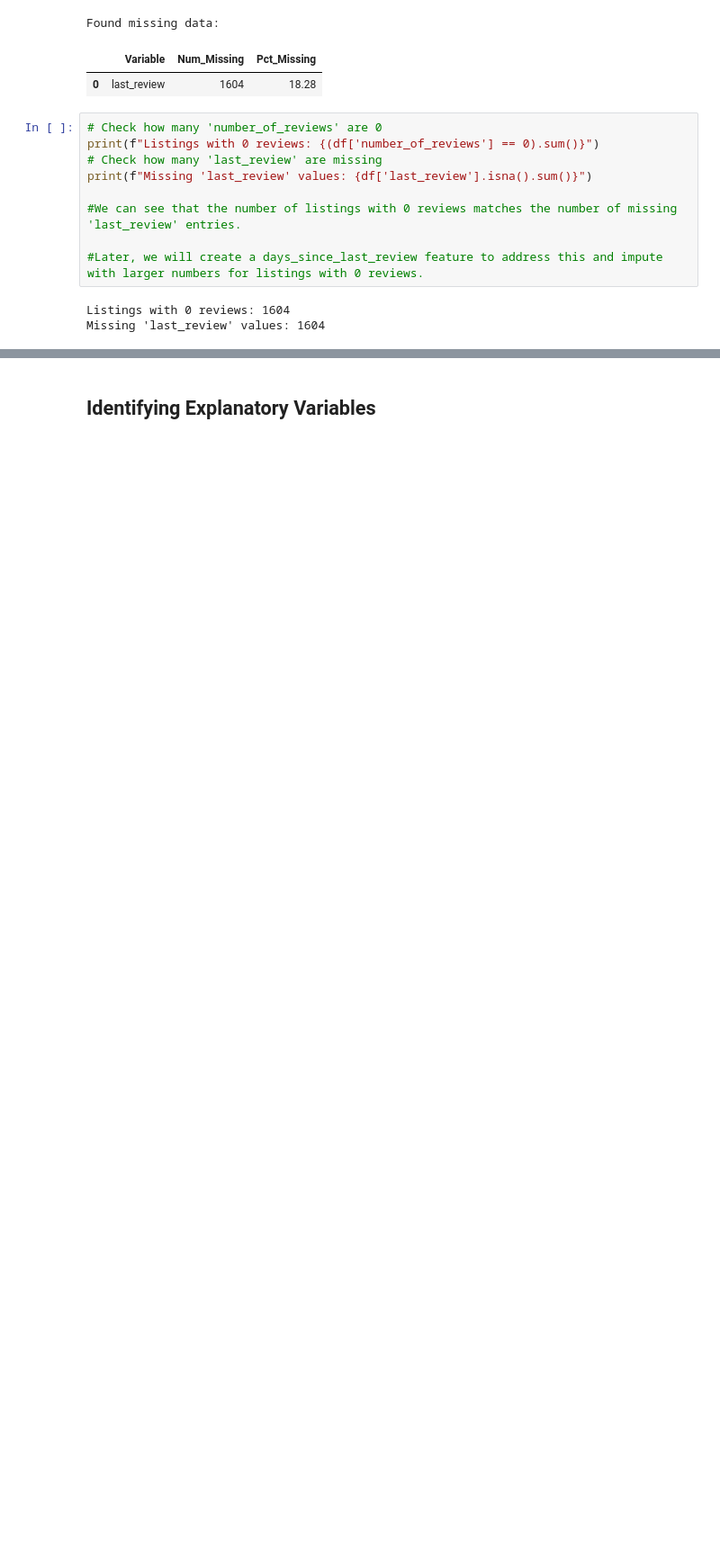
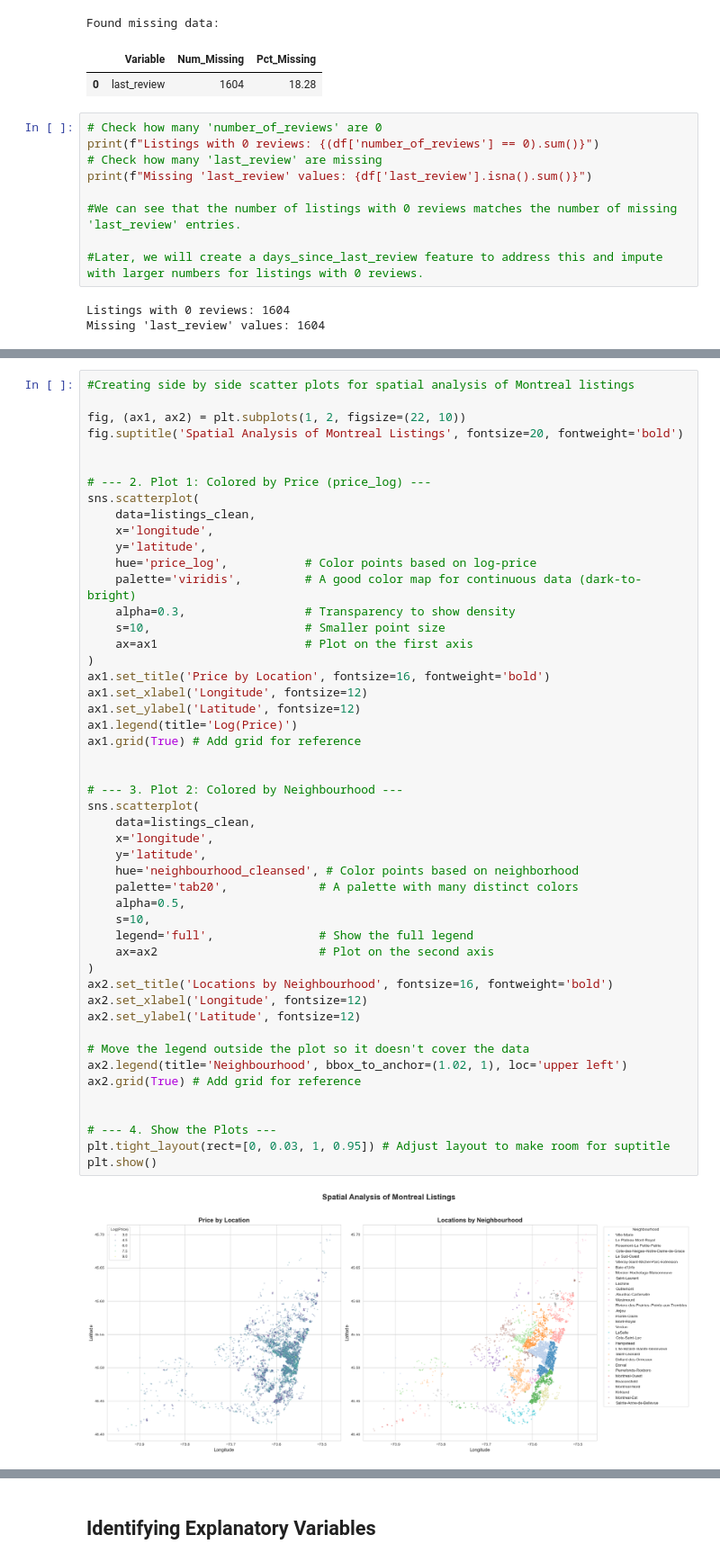
Before and after one commit to othmane-zizi-pro/airbnb_ml_price_prediction, a Jupyter notebook: airbnb_ml_model.ipynb, the cells around one changed output, grey strips where cells are left out. Shown at 90% size. Drawn from its saved outputs; the diff is of its cells as text; blank space fills up the shorter version.

```diff
--- a/airbnb_ml_model.ipynb
+++ b/airbnb_ml_model.ipynb
@@ -684,0 +725,51 @@ Missing 'last_review' values: 1604
+# %%
+#Creating side by side scatter plots for spatial analysis of Montreal listings
+
+fig, (ax1, ax2) = plt.subplots(1, 2, figsize=(22, 10))
+fig.suptitle('Spatial Analysis of Montreal Listings', fontsize=20, fontweight='bold')
+
+
+# --- 2. Plot 1: Colored by Price (price_log) ---
+sns.scatterplot(
+    data=listings_clean,
+    x='longitude',
+    y='latitude',
+    hue='price_log',           # Color points based on log-price
+    palette='viridis',         # A good color map for continuous data (dark-to-bright)
+    alpha=0.3,                 # Transparency to show density
+    s=10,                      # Smaller point size
+    ax=ax1                     # Plot on the first axis
+)
+ax1.set_title('Price by Location', fontsize=16, fontweight='bold')
+ax1.set_xlabel('Longitude', fontsize=12)
+ax1.set_ylabel('Latitude', fontsize=12)
+ax1.legend(title='Log(Price)')
+ax1.grid(True) # Add grid for reference
+
+
+# --- 3. Plot 2: Colored by Neighbourhood ---
+sns.scatterplot(
+    data=listings_clean,
+    x='longitude',
+    y='latitude',
+    hue='neighbourhood_cleansed', # Color points based on neighborhood
+    palette='tab20',             # A palette with many distinct colors
+    alpha=0.5,
+    s=10,
+    legend='full',               # Show the full legend
+    ax=ax2                       # Plot on the second axis
+)
+ax2.set_title('Locations by Neighbourhood', fontsize=16, fontweight='bold')
+ax2.set_xlabel('Longitude', fontsize=12)
+ax2.set_ylabel('Latitude', fontsize=12)
+
+# Move the legend outside the plot so it doesn't cover the data
+ax2.legend(title='Neighbourhood', bbox_to_anchor=(1.02, 1), loc='upper left')
+ax2.grid(True) # Add grid for reference
+
+
+# --- 4. Show the Plots ---
+plt.tight_layout(rect=[0, 0.03, 1, 0.95]) # Adjust layout to make room for suptitle
+plt.show()
+# %% [output]
+[figure, added]
```
Also changed, not shown: parts of 18 cells of this notebook, 1 other file.
